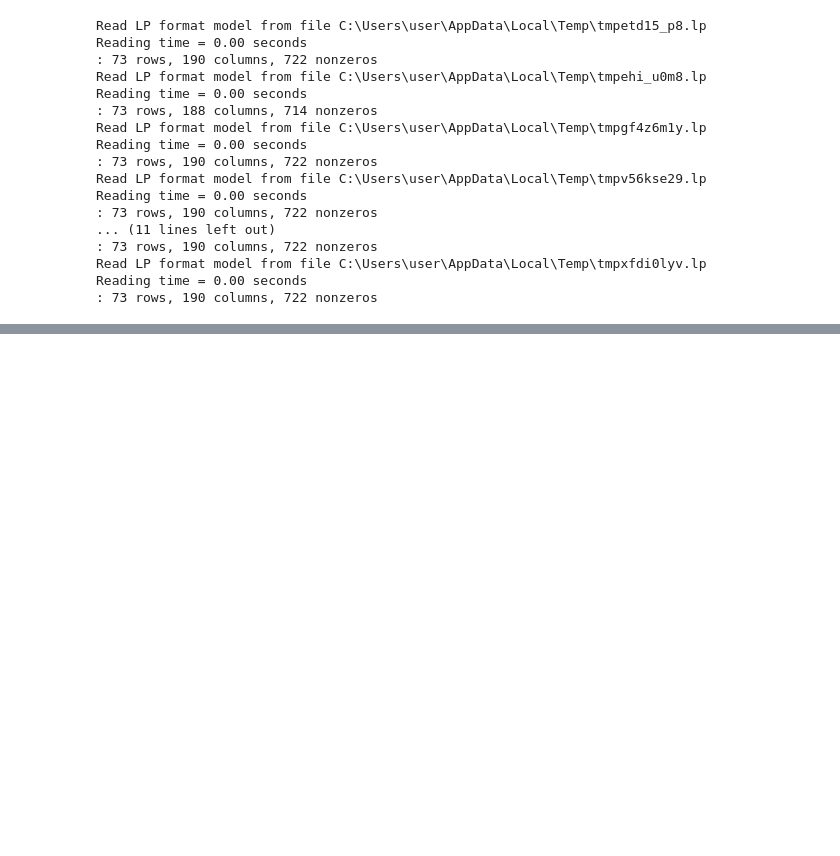
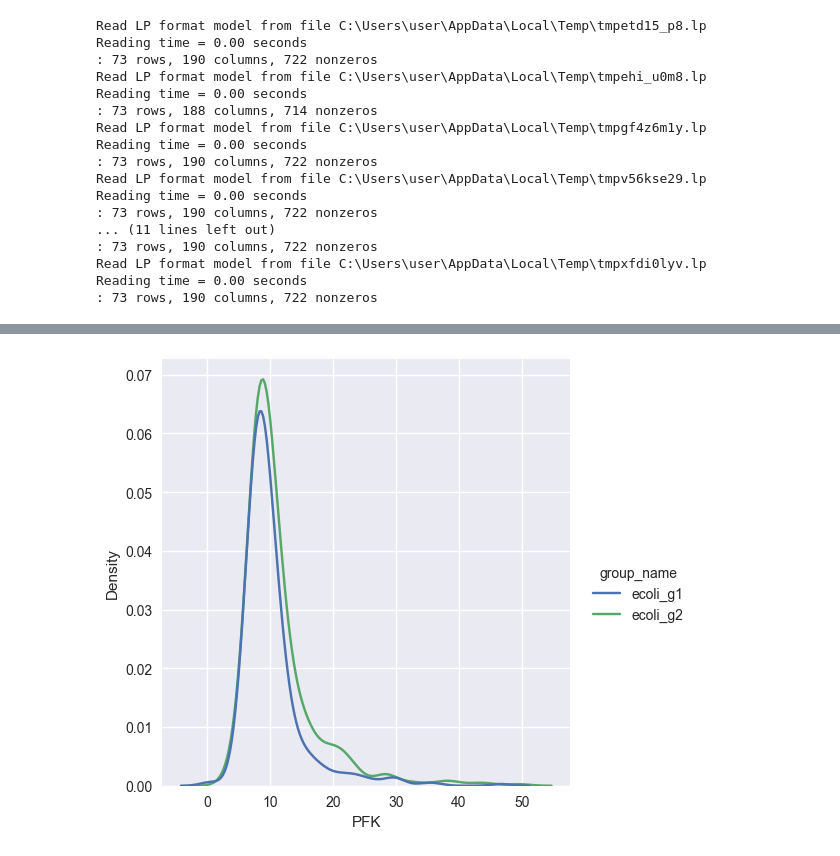
Before and after one commit to qwerty239qwe/pipeGEM, a Jupyter notebook: docs/source/tutorial/5_flux_simulation.ipynb, the cells around one changed output, grey strips where cells are left out. Drawn from its saved outputs; the diff is of its cells as text; code cells hidden in the pictures; blank space fills up the shorter version.

```diff
--- a/docs/source/tutorial/5_flux_simulation.ipynb
+++ b/docs/source/tutorial/5_flux_simulation.ipynb
@@ -191,0 +205,4 @@ Reading time = 0.00 seconds
+# %%
+sampling_result.plot(rxn_id="PFK", kind="kde", group_by="group_name")
+# %% [output]
+[figure, added]
```
Also changed, not shown: parts of 10 cells of this notebook, 3 other files.
